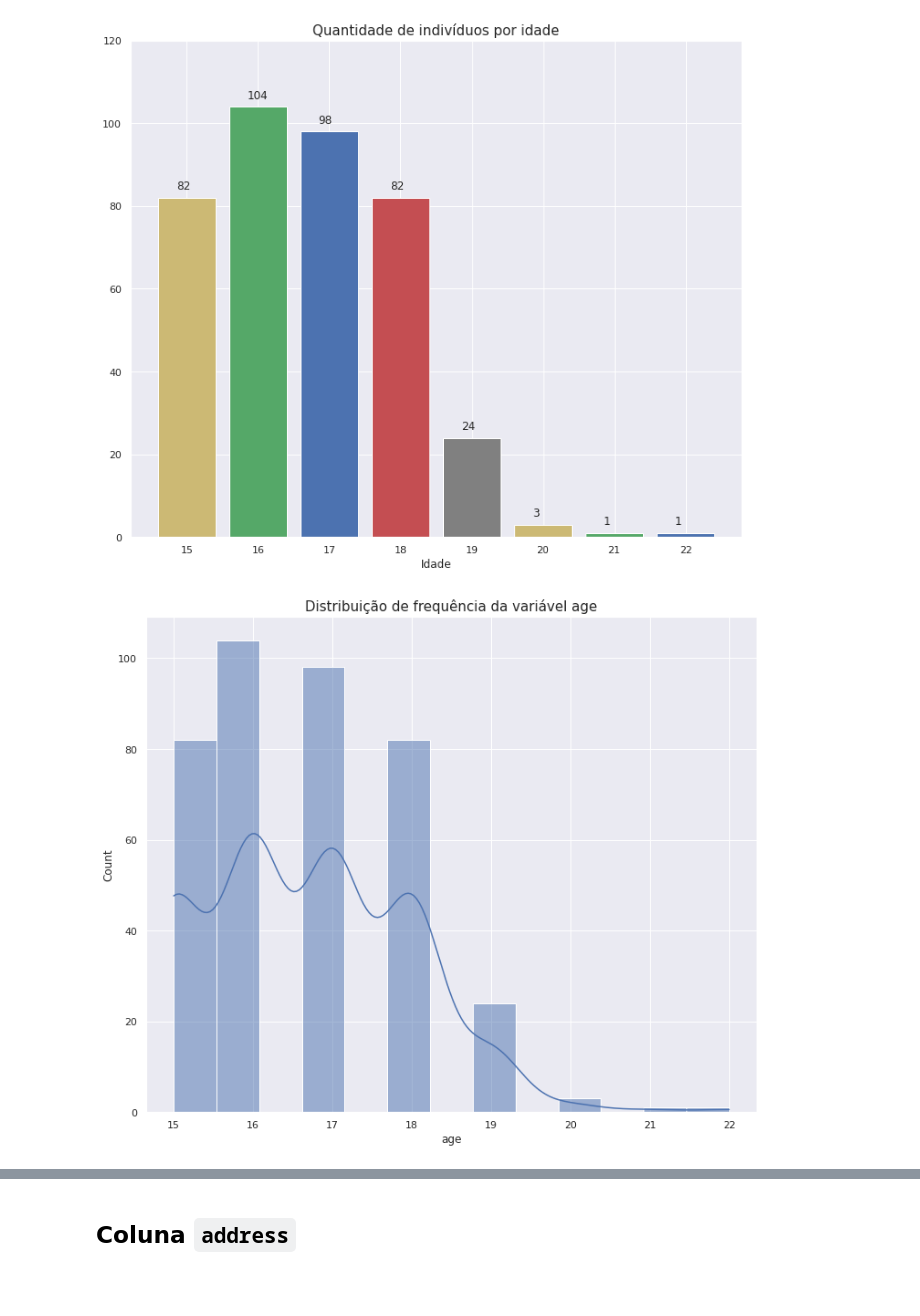
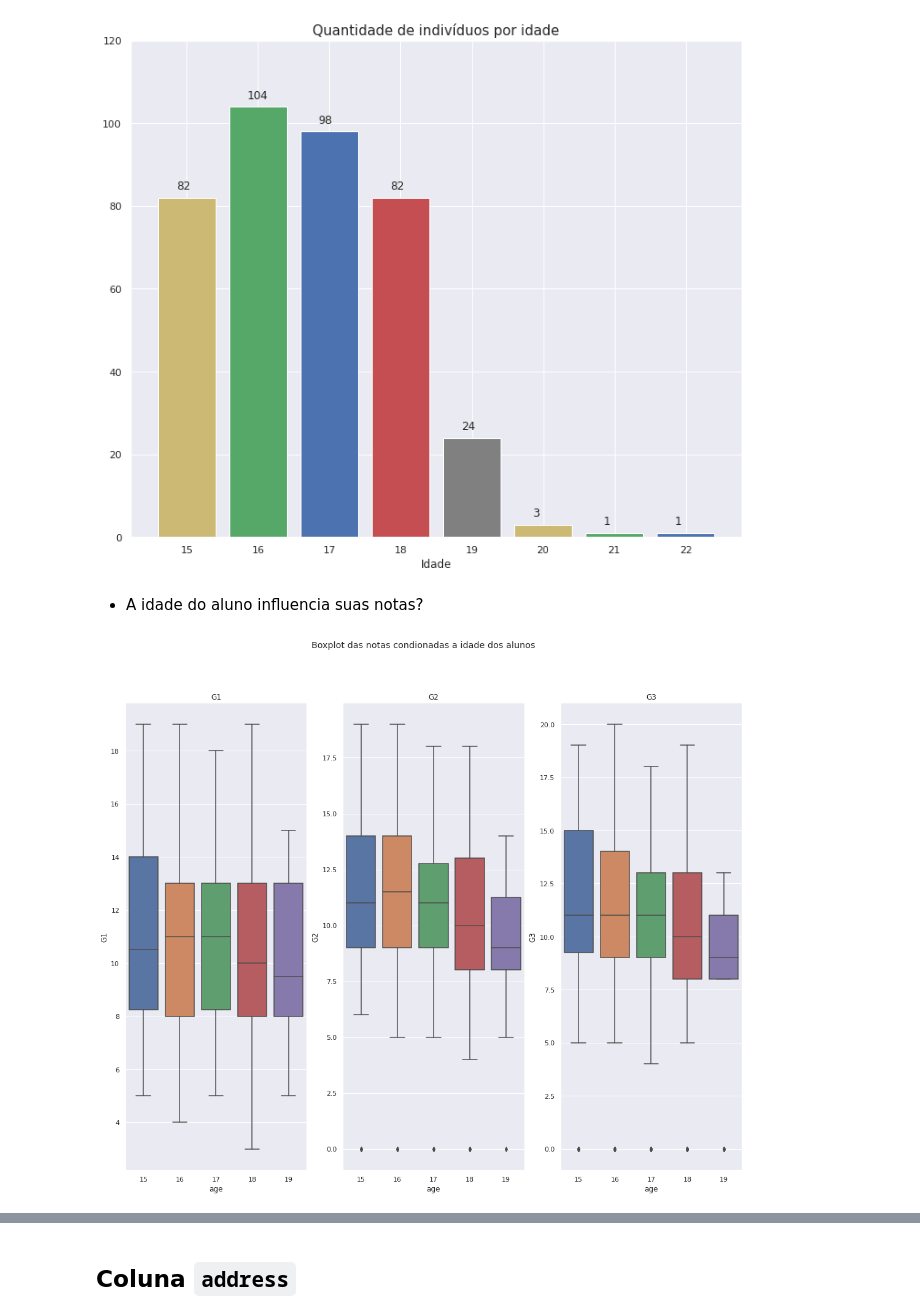
Before and after one commit to DamodaraBarbosa/machine_learning_studies, a Jupyter notebook: Student_Predict_Grade.ipynb, the cells around one changed output, grey strips where cells are left out. Saved outputs shown, nothing was run; the diff lists cells and outputs as text; code cells hidden in the pictures; blank space fills up the shorter version.

```diff
--- a/Student_Predict_Grade.ipynb
+++ b/Student_Predict_Grade.ipynb
@@ -193,10 +221,17 @@ plt.xlabel('Idade')
 plt.show()
 # %% [output]
 [figure]
-# %%
-plt.figure(figsize= (12, 10))
-ax = sns.histplot(data= data, x= 'age', kde= True)
-ax.set_title('Distribuição de frequência da variável age', fontsize= 15)
-plt.show()
-# %% [output]
-[figure, removed]
+# %% [markdown]
+* A idade do aluno influencia suas notas?
+# %%
+fig, axes = plt.subplots(1, 3, figsize= (18, 14))
+fig.suptitle('Boxplot das notas condionadas a idade dos alunos')
+ax1 = sns.boxplot(data= data.query('age < 20'), x= 'age', y= 'G1', ax= axes[0])
+ax1.set_title('G1')
+ax2 = sns.boxplot(data= data.query('age < 20'), x= 'age', y= 'G2', ax= axes[1])
+ax2.set_title('G2')
+ax3 = sns.boxplot(data= data.query('age < 20'), x= 'age', y= 'G3', ax= axes[2])
+ax3.set_title('G3')
+plt.show()
+# %% [output]
+[figure, added]
```
Also changed, not shown: parts of 55 cells of this notebook.
